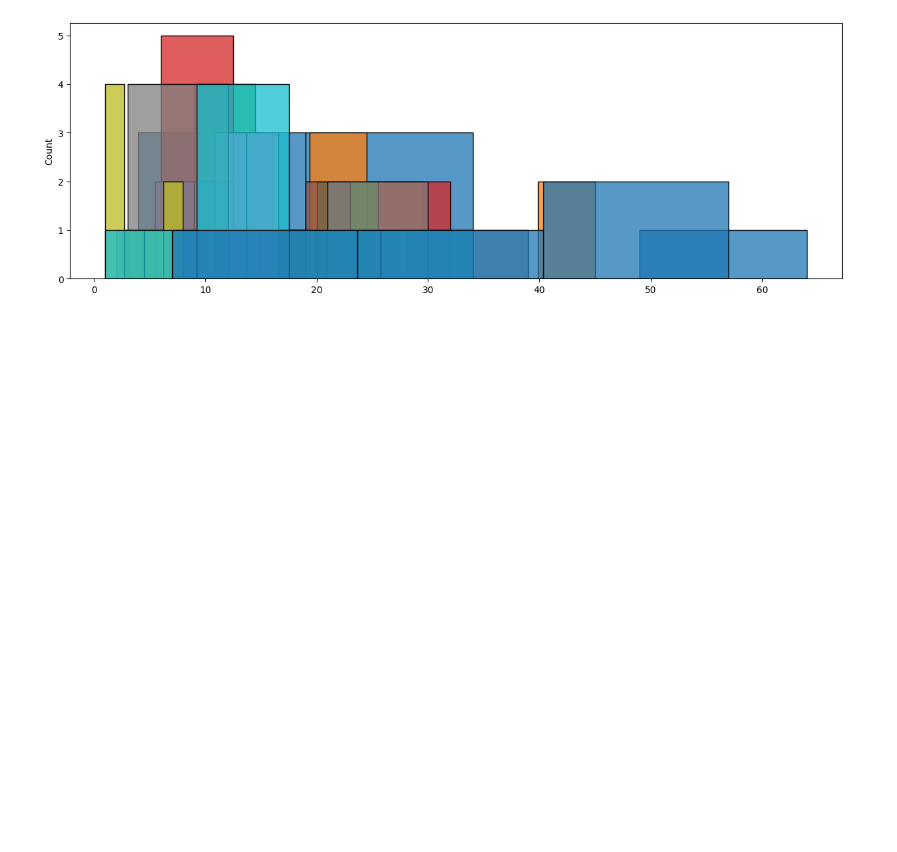
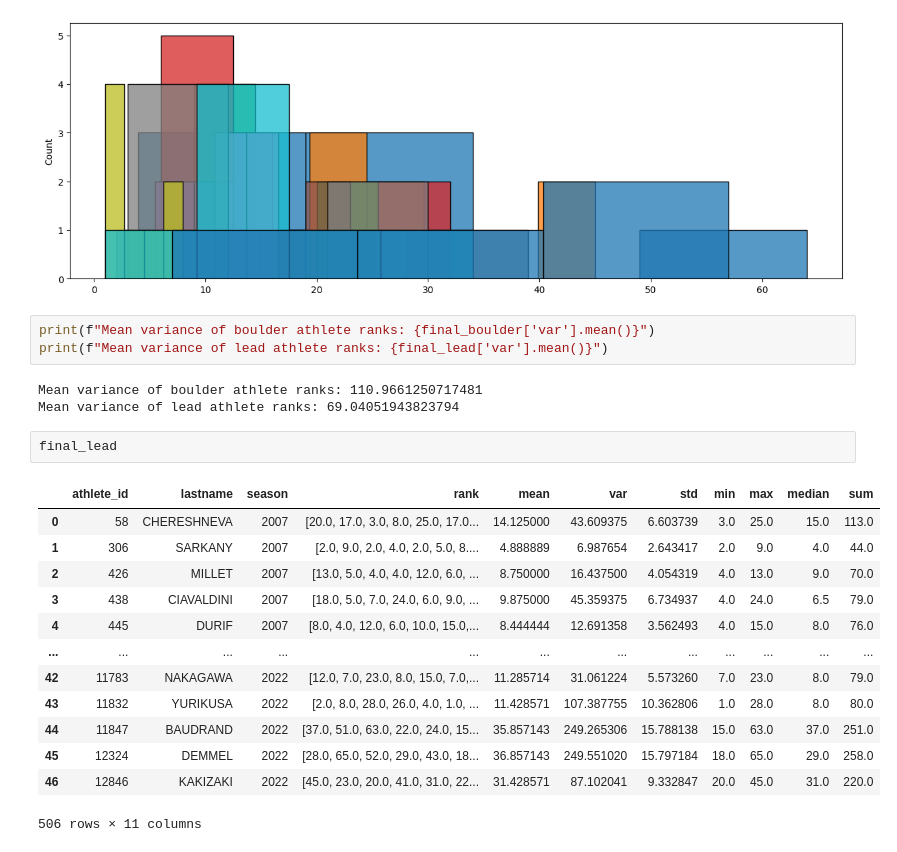
Before and after one commit to unicorne/luck_vs_skill, a Jupyter notebook: data/climbing.ipynb, the cells around one changed output. Cells and saved outputs as stored; diff of their text form; blank space fills up the shorter version.

```diff
--- a/data/climbing.ipynb
+++ b/data/climbing.ipynb
@@ -209,3 +209,25 @@ for season in kruder['season'].unique():
     sns.histplot(kruder_season['rank'].values[0],  label=season, ax=ax, element='bars', legend=True)
 # %% [output]
 [figure]
+# %%
+print(f"Mean variance of boulder athlete ranks: {final_boulder['var'].mean()}")
+print(f"Mean variance of lead athlete ranks: {final_lead['var'].mean()}")
+# %% [output]
+Mean variance of boulder athlete ranks: 110.9661250717481
+Mean variance of lead athlete ranks: 69.04051943823794
+# %%
+final_lead
+# %% [output]
+|  | athlete_id | lastname | season | rank | mean | var | std | min | max | median | sum |
+| 0 | 58 | CHERESHNEVA | 2007 | [20.0, 17.0, 3.0, 8.0, 25.0, 17.0... | 14.125000 | 43.609375 | 6.603739 | 3.0 | 25.0 | 15.0 | 113.0 |
+| 1 | 306 | SARKANY | 2007 | [2.0, 9.0, 2.0, 4.0, 2.0, 5.0, 8.... | 4.888889 | 6.987654 | 2.643417 | 2.0 | 9.0 | 4.0 | 44.0 |
+| 2 | 426 | MILLET | 2007 | [13.0, 5.0, 4.0, 4.0, 12.0, 6.0, ... | 8.750000 | 16.437500 | 4.054319 | 4.0 | 13.0 | 9.0 | 70.0 |
+| 3 | 438 | CIAVALDINI | 2007 | [18.0, 5.0, 7.0, 24.0, 6.0, 9.0, ... | 9.875000 | 45.359375 | 6.734937 | 4.0 | 24.0 | 6.5 | 79.0 |
+| 4 | 445 | DURIF | 2007 | [8.0, 4.0, 12.0, 6.0, 10.0, 15.0,... | 8.444444 | 12.691358 | 3.562493 | 4.0 | 15.0 | 8.0 | 76.0 |
+| ... | ... | ... | ... | ... | ... | ... | ... | ... | ... | ... | ... |
+| 42 | 11783 | NAKAGAWA | 2022 | [12.0, 7.0, 23.0, 8.0, 15.0, 7.0,... | 11.285714 | 31.061224 | 5.573260 | 7.0 | 23.0 | 8.0 | 79.0 |
+| 43 | 11832 | YURIKUSA | 2022 | [2.0, 8.0, 28.0, 26.0, 4.0, 1.0, ... | 11.428571 | 107.387755 | 10.362806 | 1.0 | 28.0 | 8.0 | 80.0 |
+| 44 | 11847 | BAUDRAND | 2022 | [37.0, 51.0, 63.0, 22.0, 24.0, 15... | 35.857143 | 249.265306 | 15.788138 | 15.0 | 63.0 | 37.0 | 251.0 |
+| 45 | 12324 | DEMMEL | 2022 | [28.0, 65.0, 52.0, 29.0, 43.0, 18... | 36.857143 | 249.551020 | 15.797184 | 18.0 | 65.0 | 29.0 | 258.0 |
+| 46 | 12846 | KAKIZAKI | 2022 | [45.0, 23.0, 20.0, 41.0, 31.0, 22... | 31.428571 | 87.102041 | 9.332847 | 20.0 | 45.0 | 31.0 | 220.0 |
+506 rows × 11 columns
```
Also changed, not shown: 3 other files.
